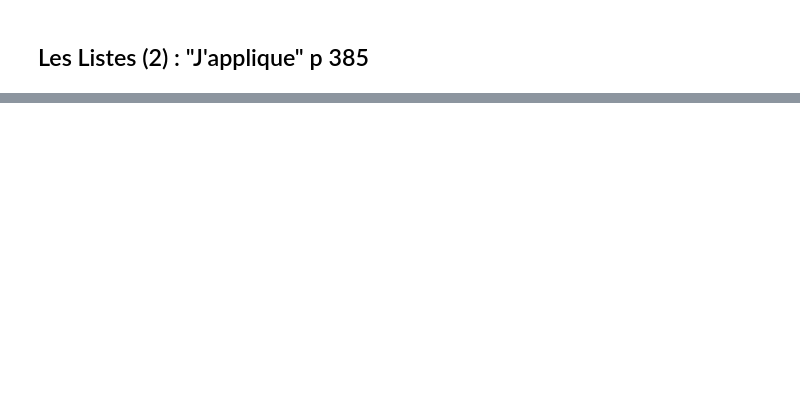
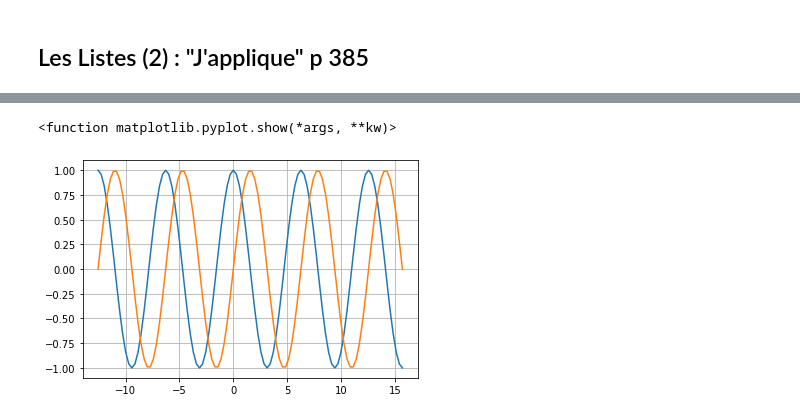
Before and after one commit to MyMikematics/Pythonlycee, a Jupyter notebook: 1èreSpé_Notebook_Exercices_Corrigés_Déclic.ipynb, the cells around one changed output, grey strips where cells are left out. Cells and saved outputs as stored; diff of their text form; code cells hidden in the pictures; blank space fills up the shorter version.

```diff
--- a/1èreSpé_Notebook_Exercices_Corrigés_Déclic.ipynb
+++ b/1èreSpé_Notebook_Exercices_Corrigés_Déclic.ipynb
@@ -428,0 +667,18 @@ print(seuil(L1,89.99999))
+# %%
+# Exercice 51
+
+from matplotlib import pyplot as plt
+import numpy as np
+from numpy import cos, sin, pi
+
+x=np.linspace(-4*pi,5*pi,100)
+y=cos(x)
+z=sin(x)                                       # on rajoute cosinus et sinus
+
+plt.grid()                                     # grid est une fonction du module pyplot ici renommé plt !
+plt.plot(x,y)
+plt.plot(x,z)
+plt.show
+# %% [output]
+<function matplotlib.pyplot.show(*args, **kw)>
+[figure, added]
```
Also changed, not shown: parts of 74 cells of this notebook, 9 other files.
